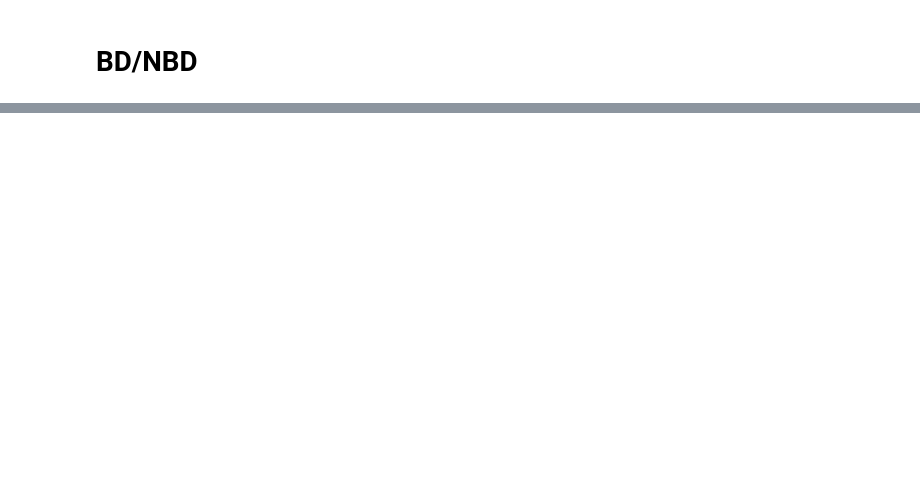
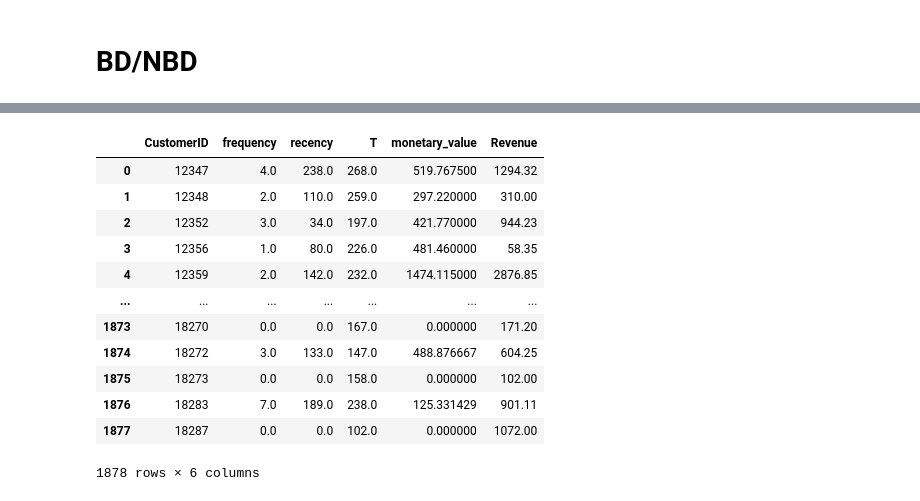
Before and after one commit to yuchenyeh/Machine-Learning-with-Python, a Jupyter notebook: CLV.ipynb, the cells around one changed output, grey strips where cells are left out. Saved outputs shown, nothing was run; the diff lists cells and outputs as text; code cells hidden in the pictures; blank space fills up the shorter version.

```diff
--- a/CLV.ipynb
+++ b/CLV.ipynb
@@ -514,0 +483,3 @@ plot_history_alive(bgf, days_since_birth, sp_trans, 'InvoiceDate')
+# %%
+data = summary_data_from_transaction_data(df, 'CustomerID', 'InvoiceDate', monetary_value_col='Revenue', observation_period_end='2011-09-01')
+data.head()
@@ -514,0 +494,22 @@ plot_history_alive(bgf, days_since_birth, sp_trans, 'InvoiceDate')
+# %%
+train_df1 = data.reset_index()
+# %%
+true_df = pd.DataFrame(df.loc[(df['InvoiceDate']>=cutoff_date)&(df['InvoiceDate']<end_date)].groupby('CustomerID')['Revenue'].sum()).reset_index()
+# %%
+train_df2 = train_df1.merge(true_df)
+# %%
+train_df2
+# %% [output]
+|  | CustomerID | frequency | recency | T | monetary_value | Revenue |
+| 0 | 12347 | 4.0 | 238.0 | 268.0 | 519.767500 | 1294.32 |
+| 1 | 12348 | 2.0 | 110.0 | 259.0 | 297.220000 | 310.00 |
+| 2 | 12352 | 3.0 | 34.0 | 197.0 | 421.770000 | 944.23 |
+| 3 | 12356 | 1.0 | 80.0 | 226.0 | 481.460000 | 58.35 |
+| 4 | 12359 | 2.0 | 142.0 | 232.0 | 1474.115000 | 2876.85 |
+| ... | ... | ... | ... | ... | ... | ... |
+| 1873 | 18270 | 0.0 | 0.0 | 167.0 | 0.000000 | 171.20 |
+| 1874 | 18272 | 3.0 | 133.0 | 147.0 | 488.876667 | 604.25 |
+| 1875 | 18273 | 0.0 | 0.0 | 158.0 | 0.000000 | 102.00 |
+| 1876 | 18283 | 7.0 | 189.0 | 238.0 | 125.331429 | 901.11 |
+| 1877 | 18287 | 0.0 | 0.0 | 102.0 | 0.000000 | 1072.00 |
+1878 rows × 6 columns
```
Also changed, not shown: parts of 55 cells of this notebook, 3 other files.
